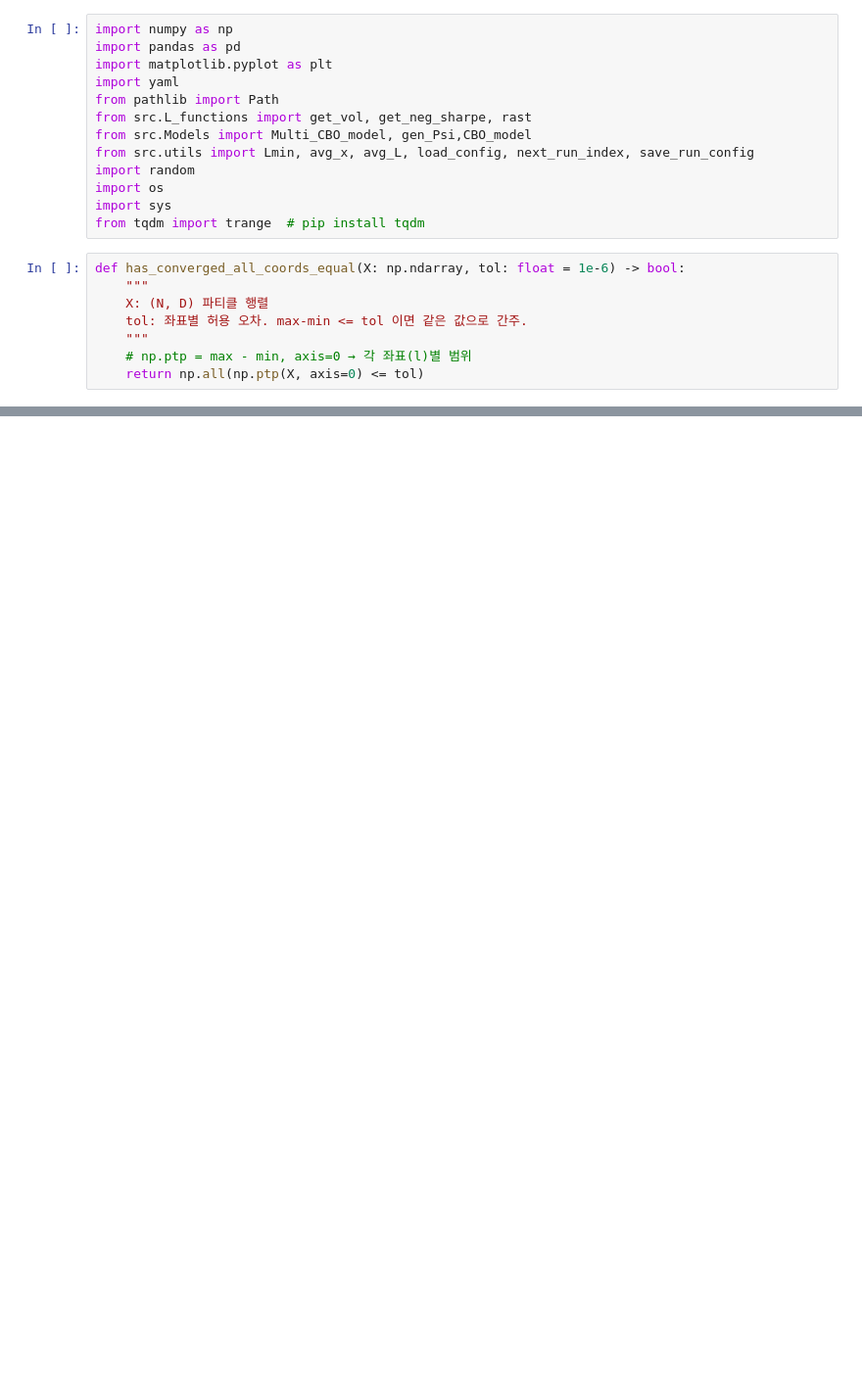
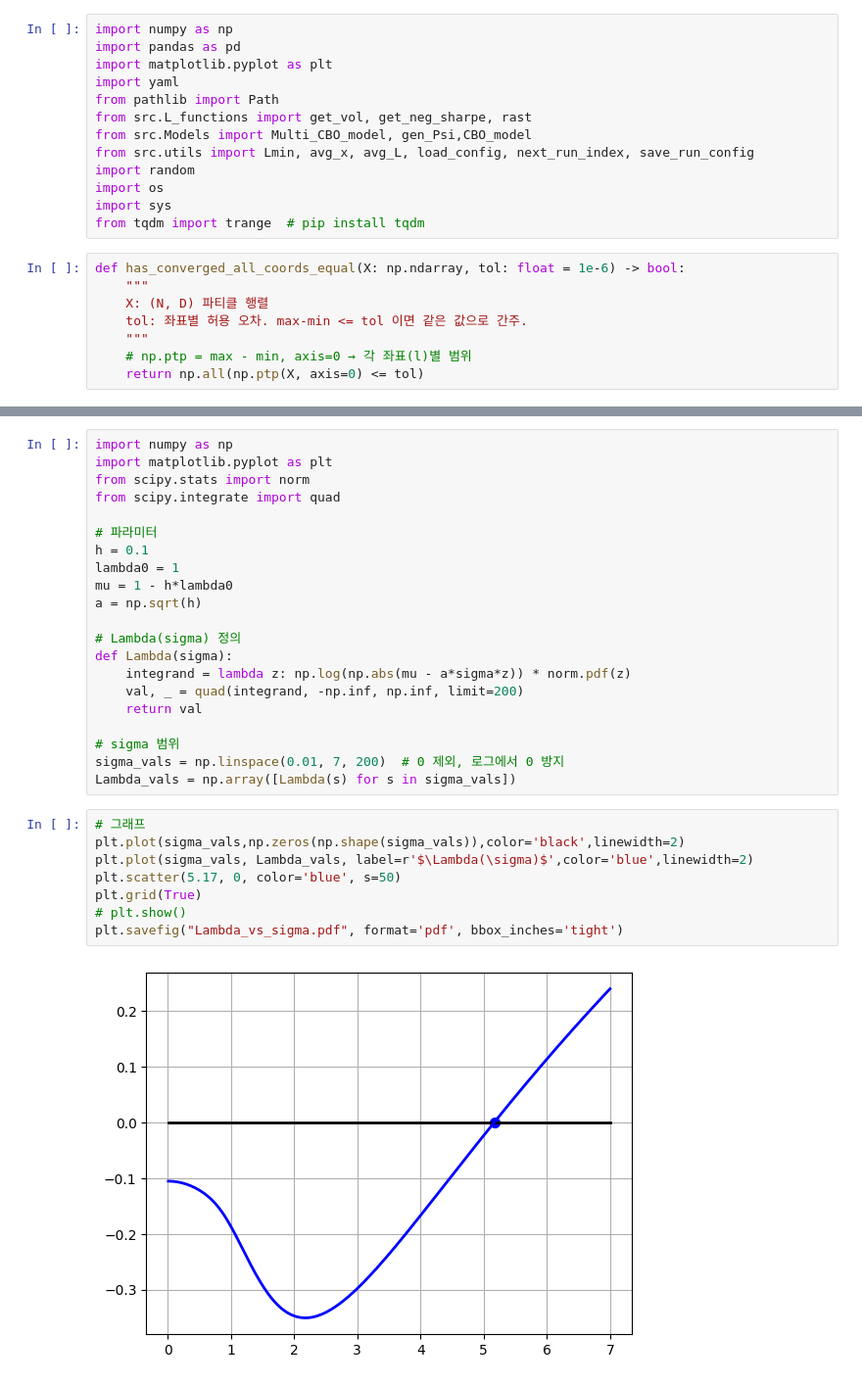
Before and after one commit to bigchan22/MOCBO, a Jupyter notebook: mo-cbo/Rastrigin.ipynb, the cells around one changed output, grey strips where cells are left out. Shown at 98% size. Drawn from its saved outputs; the diff is of its cells as text; blank space fills up the shorter version.

```diff
--- a/mo-cbo/Rastrigin.ipynb
+++ b/mo-cbo/Rastrigin.ipynb
@@ -488,0 +582,31 @@ print(bestL_statsL['iters_var'])
+# %%
+import numpy as np
+import matplotlib.pyplot as plt
+from scipy.stats import norm
+from scipy.integrate import quad
+
+# 파라미터
+h = 0.1
+lambda0 = 1
+mu = 1 - h*lambda0
+a = np.sqrt(h)
+
+# Lambda(sigma) 정의
+def Lambda(sigma):
+    integrand = lambda z: np.log(np.abs(mu - a*sigma*z)) * norm.pdf(z)
+    val, _ = quad(integrand, -np.inf, np.inf, limit=200)
+    return val
+
+# sigma 범위
+sigma_vals = np.linspace(0.01, 7, 200)  # 0 제외, 로그에서 0 방지
+Lambda_vals = np.array([Lambda(s) for s in sigma_vals])
+# %%
+# 그래프
+plt.plot(sigma_vals,np.zeros(np.shape(sigma_vals)),color='black',linewidth=2)
+plt.plot(sigma_vals, Lambda_vals, label=r'$\Lambda(\sigma)$',color='blue',linewidth=2)
+plt.scatter(5.17, 0, color='blue', s=50)
+plt.grid(True)
+# plt.show()
+plt.savefig("Lambda_vs_sigma.pdf", format='pdf', bbox_inches='tight')
+# %% [output]
+[figure, added]
```
Also changed, not shown: parts of 23 cells of this notebook, 10 other files.
